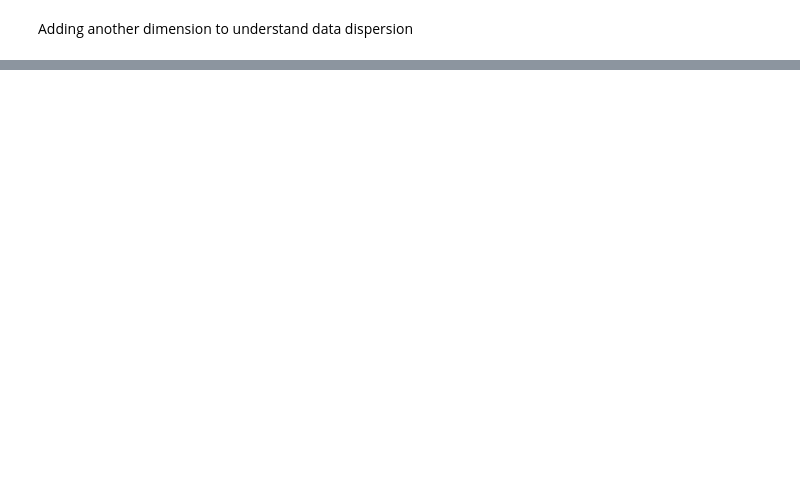
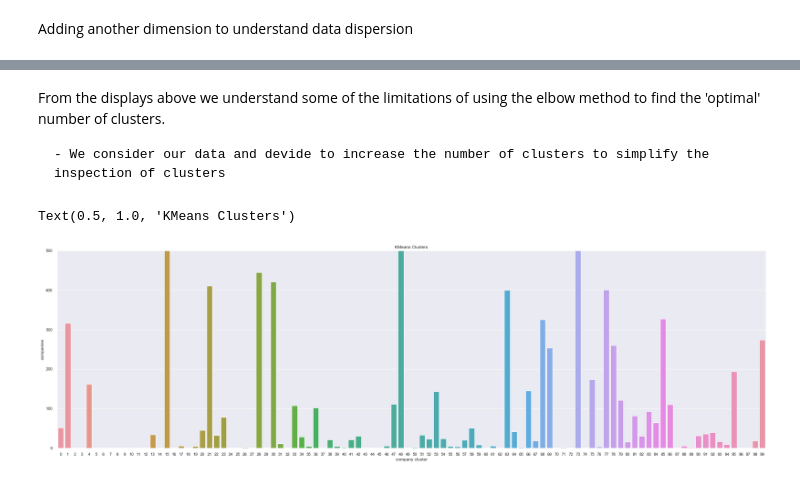
Before and after one commit to Silkways/Investment-Overwatch, a Jupyter notebook: analysis_modelling.ipynb, the cells around one changed output, grey strips where cells are left out. Drawn from its saved outputs; the diff is of its cells as text; code cells hidden in the pictures; blank space fills up the shorter version.

```diff
--- a/analysis_modelling.ipynb
+++ b/analysis_modelling.ipynb
@@ -160,0 +192,22 @@ plt.show()
+# %% [markdown]
+From the displays above we understand some of the limitations of using the elbow method to find the 'optimal' number of clusters.
+
+    - We consider our data and devide to increase the number of clusters to simplify the inspection of clusters
+# %%
+alt_km = KMeans(n_clusters = 100, n_init = 10, random_state =0)
+alt_km.fit(complete1_scaled)
+pred_alt = alt_km.predict(complete1_scaled)
+alt_df_2 = pd.DataFrame(pred_alt, columns = ['company cluster'])
+alt_df_2.reset_index(inplace = True)
+alt_df_2['companies'] = 1
+# %%
+clusters = pd.pivot_table(alt_df_2,  values = 'companies', index = 'company cluster', aggfunc = np.sum)
+clusters = clusters.reset_index().sort_values(by = 'companies', ascending = False)
+# %%
+f, ax = plt.subplots(figsize=(35, 10))
+plt.axis([0,100,0,500])
+sns.set(style = "darkgrid")
+sns.barplot(x='company cluster', y = 'companies', data = clusters).set_title('KMeans Clusters')
+# %% [output]
+Text(0.5, 1.0, 'KMeans Clusters')
+[figure, added]
```
Also changed, not shown: parts of 28 cells of this notebook, 1 other file.
